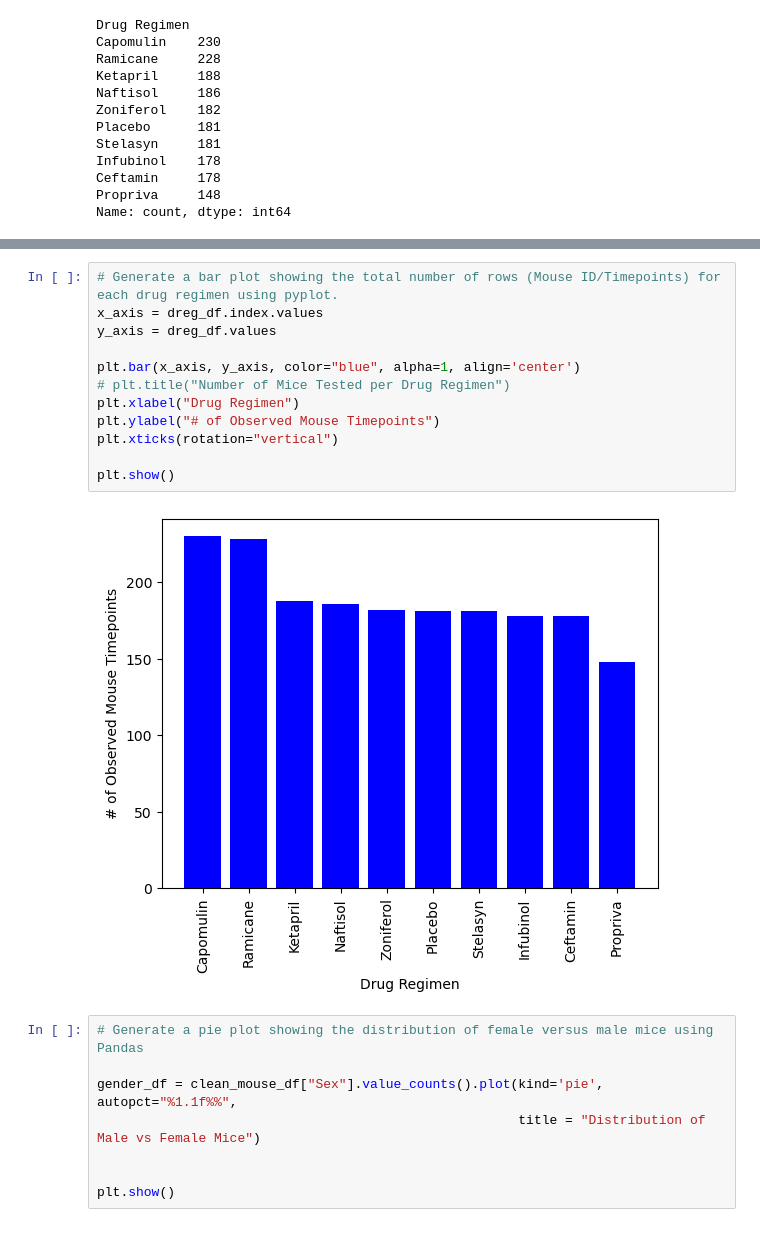
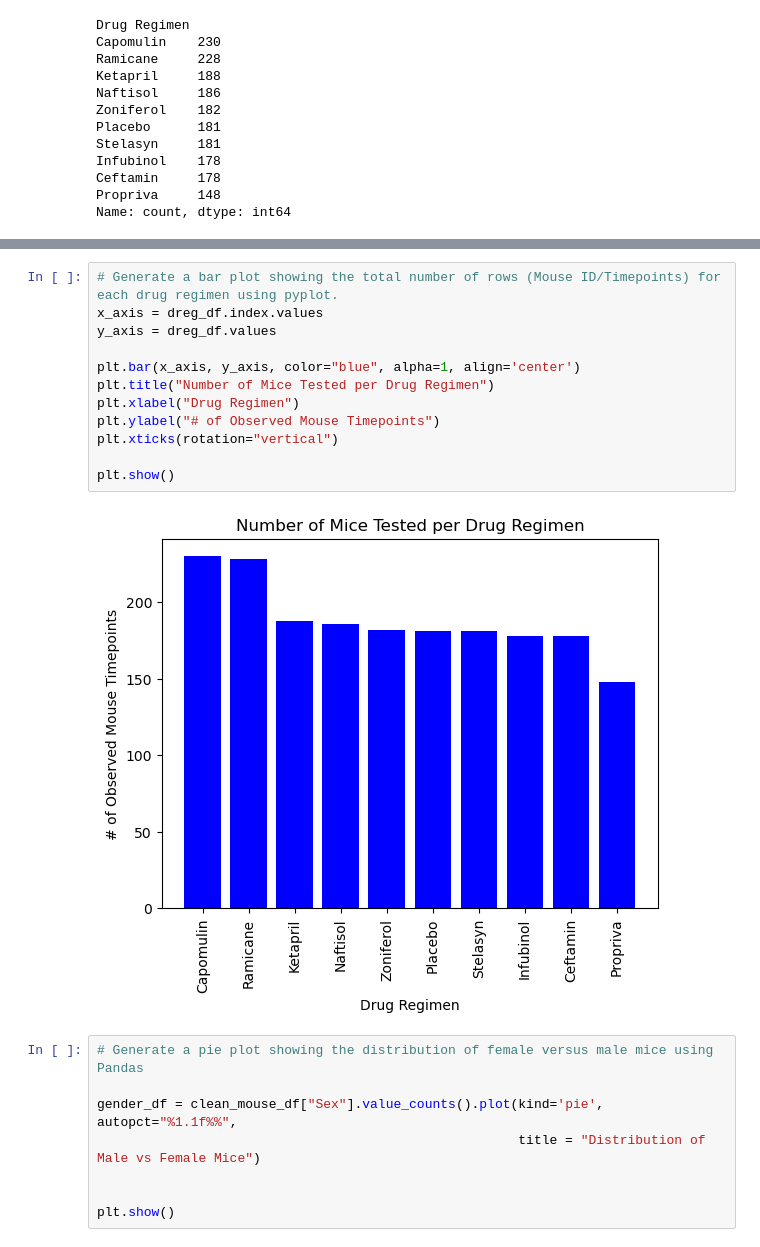
Before and after one commit to meehal0203/Module_5_Pymaceuticals, a Jupyter notebook: Pymaceuticals/Pymaceuticals.ipynb, the cells around one changed output, grey strips where cells are left out. Drawn from its saved outputs; the diff is of its cells as text.

```diff
--- a/Pymaceuticals/Pymaceuticals.ipynb
+++ b/Pymaceuticals/Pymaceuticals.ipynb
@@ -202,17 +202,17 @@ Name: count, dtype: int64
 # %%
 # Generate a bar plot showing the total number of rows (Mouse ID/Timepoints) for each drug regimen using pyplot.
 x_axis = dreg_df.index.values
 y_axis = dreg_df.values
 
 plt.bar(x_axis, y_axis, color="blue", alpha=1, align='center')
-# plt.title("Number of Mice Tested per Drug Regimen")
+plt.title("Number of Mice Tested per Drug Regimen")
 plt.xlabel("Drug Regimen")
 plt.ylabel("# of Observed Mouse Timepoints")
 plt.xticks(rotation="vertical")
 
 plt.show()
 # %% [output]
-[figure, old version]
+[figure, new version]
 # %%
 # Generate a pie plot showing the distribution of female versus male mice using Pandas
 
```
Also changed, not shown: parts of 5 cells of this notebook.
